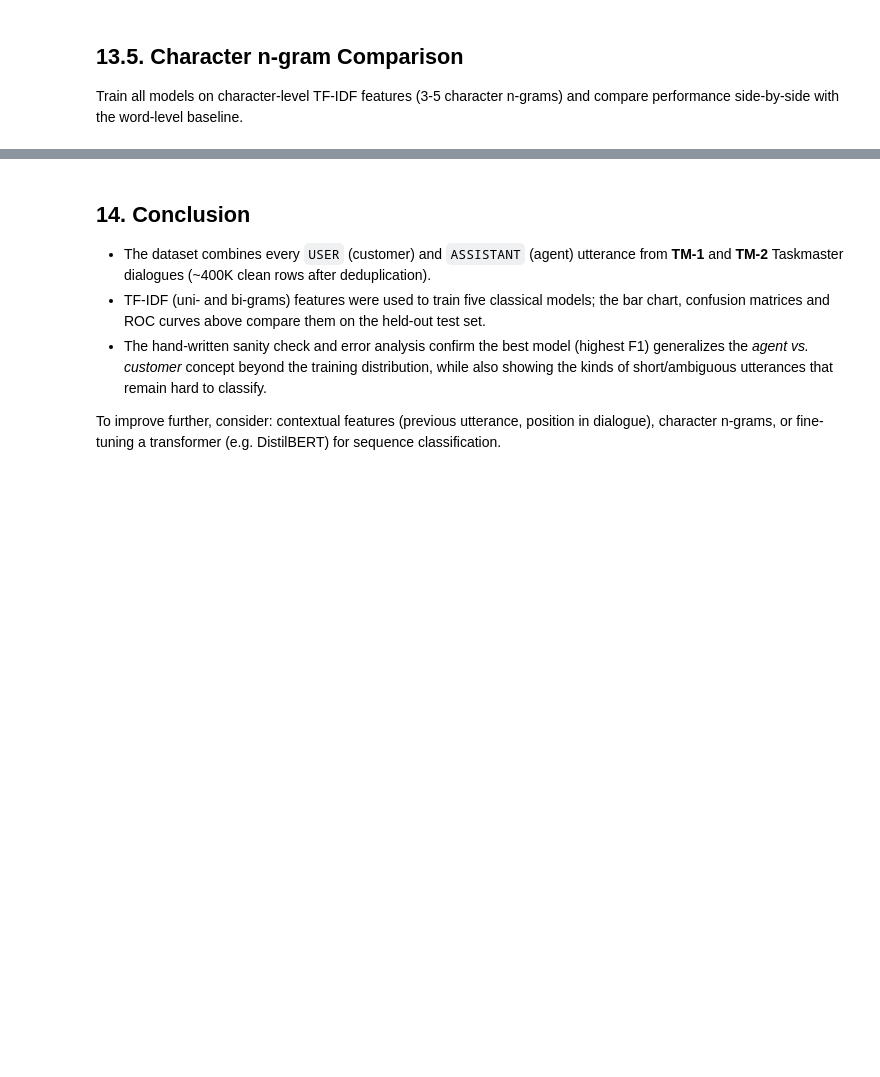
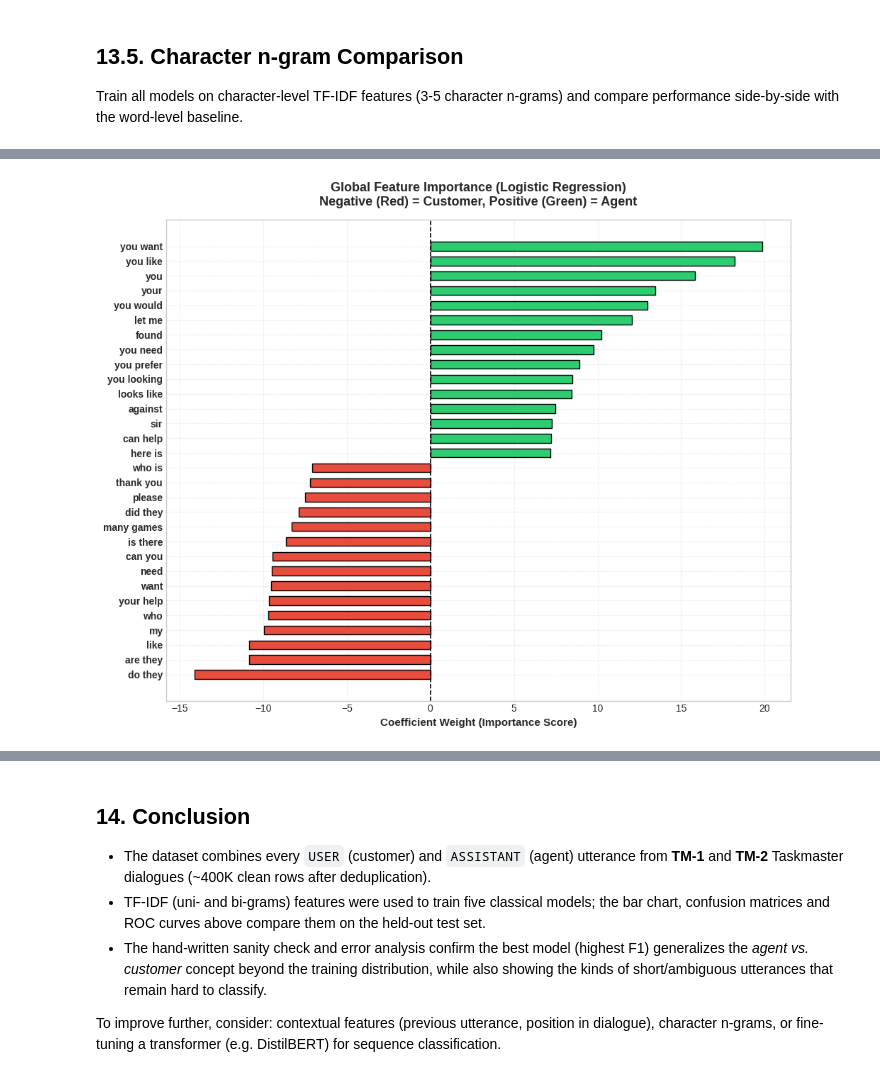
Before and after one commit to mohammedhassan-7/VocalMind, a Jupyter notebook: research/training/customerAgentClassifier.ipynb, the cells around one changed output, grey strips where cells are left out. Cells and saved outputs as stored; diff of their text form; code cells hidden in the pictures; blank space fills up the shorter version.

Commit message:
Add XAI to AgentClassifier model

```diff
--- a/research/training/customerAgentClassifier.ipynb
+++ b/research/training/customerAgentClassifier.ipynb
@@ -1069,0 +1165,88 @@ Error:
+# %%
+# --- Explainability (XAI) ---
+from sklearn.pipeline import make_pipeline
+from lime.lime_text import LimeTextExplainer
+import shap
+
+# Set style
+plt.style.use('seaborn-v0_8-whitegrid')
+
+# 1. Direct Coefficient Visualization (Logistic Regression)
+model_name = "Logistic Regression"
+model = trained[model_name]
+coefs = model.coef_[0]
+vocab = vectorizer.get_feature_names_out()
+
+# Get top 15 positive (agent) and negative (customer) features
+top_positive_indices = np.argsort(coefs)[-15:]
+top_negative_indices = np.argsort(coefs)[:15]
+
+top_indices = np.concatenate([top_negative_indices, top_positive_indices])
+top_coefs = coefs[top_indices]
+top_words = vocab[top_indices]
+
+fig, ax = plt.subplots(figsize=(10, 8), facecolor='white')
+colors = ["#e74c3c" if c < 0 else "#2ecc71" for c in top_coefs]
+
+ax.barh(range(len(top_coefs)), top_coefs, color=colors, edgecolor='black', height=0.6)
+ax.set_yticks(range(len(top_coefs)))
+ax.set_yticklabels(top_words, fontsize=10, fontweight='bold')
+ax.axvline(0, color='black', linestyle='--', linewidth=1.2)
+ax.set_xlabel("Coefficient Weight (Importance Score)", fontsize=11, fontweight='bold')
+ax.set_title("Global Feature Importance (Logistic Regression)\nNegative (Red) = Customer, Positive (Green) = Agent", fontsize=13, fontweight='bold', pad=15)
+ax.grid(True, linestyle='--', alpha=0.3)
+plt.tight_layout()
+plt.show()
+
+# 2. LIME Local Explanation
+explainer = LimeTextExplainer(class_names=["customer", "agent"])
+text_to_explain = "Sure, I can check the availability and book a hotel room for you."
+pipeline = make_pipeline(vectorizer, model)
+exp = explainer.explain_instance(text_to_explain, pipeline.predict_proba, num_features=10)
+
+lime_list = exp.as_list()
+words = [x[0] for x in lime_list]
+weights = [x[1] for x in lime_list]
+
+fig, ax = plt.subplots(figsize=(9, 5), facecolor='white')
+colors = ["#2ecc71" if w > 0 else "#e74c3c" for w in weights]
+y_pos = range(len(words))
+ax.barh(y_pos, weights, color=colors, edgecolor='black', height=0.6)
+ax.set_yticks(y_pos)
+ax.set_yticklabels(words, fontsize=11, fontweight='bold')
+ax.axvline(0, color='black', linestyle='--', linewidth=1.2)
+ax.set_xlabel("LIME Weight (Contribution Score)", fontsize=11, fontweight='bold')
+ax.set_title(f"LIME Local Explanation\nInput: \"{text_to_explain}\"", fontsize=12, fontweight='bold', pad=15)
+ax.invert_yaxis()
+ax.grid(True, linestyle='--', alpha=0.3)
+plt.tight_layout()
+plt.show()
+
+# 3. SHAP Local Explanation (LinearExplainer)
+shap_explainer = shap.LinearExplainer(model, X_test_tfidf)
+instance_vec = vectorizer.transform([text_to_explain]).toarray()[0]
+shap_values = shap_explainer.shap_values(instance_vec)
+
+non_zero_indices = np.where(instance_vec > 0)[0]
+non_zero_shap = shap_values[non_zero_indices]
+non_zero_words = vocab[non_zero_indices]
+
+sort_order = np.argsort(np.abs(non_zero_shap))[::-1]
+non_zero_shap = non_zero_shap[sort_order]
+non_zero_words = non_zero_words[sort_order]
+
+fig, ax = plt.subplots(figsize=(9, 5), facecolor='white')
+colors = ["#2ecc71" if val > 0 else "#e74c3c" for val in non_zero_shap]
+y_pos = range(len(non_zero_shap))
+ax.barh(y_pos, non_zero_shap, color=colors, edgecolor='black', height=0.6)
+ax.set_yticks(y_pos)
+ax.set_yticklabels(non_zero_words, fontsize=11, fontweight='bold')
+ax.axvline(0, color='black', linestyle='--', linewidth=1.2)
+ax.set_xlabel("SHAP Value (Contribution Score)", fontsize=11, fontweight='bold')
+ax.set_title(f"SHAP Local Explanation (LinearExplainer)\nInput: \"{text_to_explain}\"", fontsize=12, fontweight='bold', pad=15)
+ax.invert_yaxis()
+ax.grid(True, linestyle='--', alpha=0.3)
+plt.tight_layout()
+plt.show()
+# %% [output]
+[figure, added]
```
Also changed, not shown: parts of 6 cells of this notebook, 1 other file.
